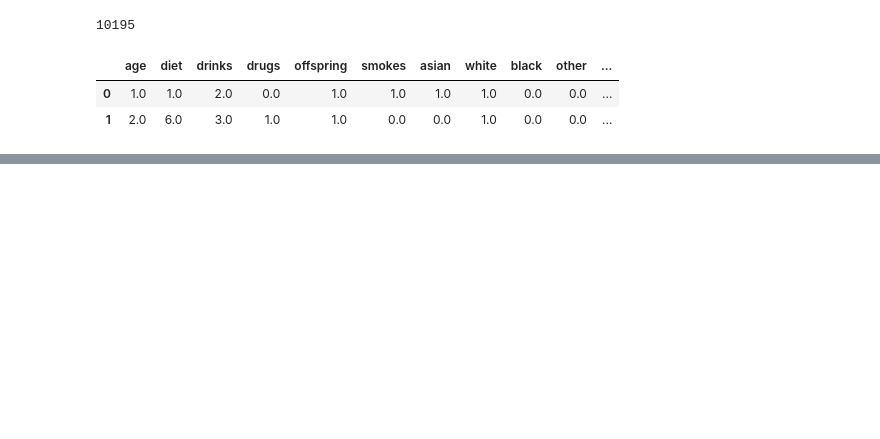
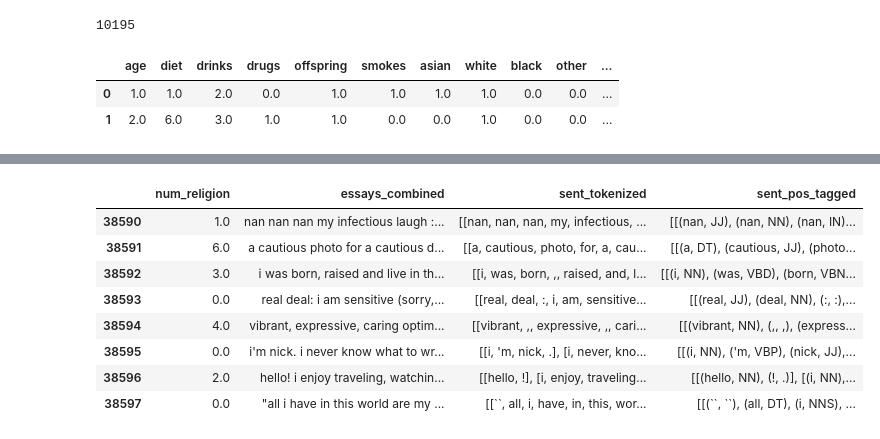
Before and after one commit to 3quetra/portfolio, a Jupyter notebook: ml/supervised_learning/dating_app_profiles_analysis.ipynb, the cells around one changed output, grey strips where cells are left out. Drawn from its saved outputs; the diff is of its cells as text; code cells hidden in the pictures; blank space fills up the shorter version.

```diff
--- a/ml/supervised_learning/dating_app_profiles_analysis.ipynb
+++ b/ml/supervised_learning/dating_app_profiles_analysis.ipynb
@@ -351,0 +569,3 @@ visualise_barchart(
+# %%
+essays_r.essays_combined = with_pickle('pickles/noise_removed_r.pickle', lambda : essays_r.essays_combined.apply(remove_noise))
+essays_r.essays_combined[5][:1000]
@@ -351,0 +599,3 @@ visualise_barchart(
+# %%
+essays_r['sent_tokenized'] = with_pickle('pickles/sent_tokenized_r.pickle', lambda : essays_r.essays_combined.apply(word_sent_tokenize))
+essays_r.sent_tokenized[5][:1]
@@ -351,0 +625,3 @@ visualise_barchart(
+# %%
+essays_r['sent_pos_tagged'] = with_pickle('pickles/pos_tagged_r.pickle', lambda : essays_r.sent_tokenized.apply(pos_tag_sents))
+essays_r.sent_pos_tagged[5][:1]
@@ -351,0 +925,12 @@ visualise_barchart(
+# %%
+essays_r[38590:38598]
+# %% [output]
+|  | num_religion | essays_combined | sent_tokenized | sent_pos_tagged |
+| 38590 | 1.0 | nan nan nan my infectious laugh :... | [[nan, nan, nan, my, infectious, ... | [[(nan, JJ), (nan, NN), (nan, IN)... |
+| 38591 | 6.0 | a cautious photo for a cautious d... | [[a, cautious, photo, for, a, cau... | [[(a, DT), (cautious, JJ), (photo... |
+| 38592 | 3.0 | i was born, raised and live in th... | [[i, was, born, ,, raised, and, l... | [[(i, NN), (was, VBD), (born, VBN... |
+| 38593 | 0.0 | real deal: i am sensitive (sorry,... | [[real, deal, :, i, am, sensitive... | [[(real, JJ), (deal, NN), (:, :),... |
+| 38594 | 4.0 | vibrant, expressive, caring optim... | [[vibrant, ,, expressive, ,, cari... | [[(vibrant, NN), (,, ,), (express... |
+| 38595 | 0.0 | i'm nick. i never know what to wr... | [[i, 'm, nick, .], [i, never, kno... | [[(i, NN), ('m, VBP), (nick, JJ),... |
+| 38596 | 2.0 | hello! i enjoy traveling, watchin... | [[hello, !], [i, enjoy, traveling... | [[(hello, NN), (!, .)], [(i, NN),... |
+| 38597 | 0.0 | "all i have in this world are my ... | [[``, all, i, have, in, this, wor... | [[(``, ``), (all, DT), (i, NNS), ... |
```
Also changed, not shown: parts of 81 cells of this notebook, 1 other file.
